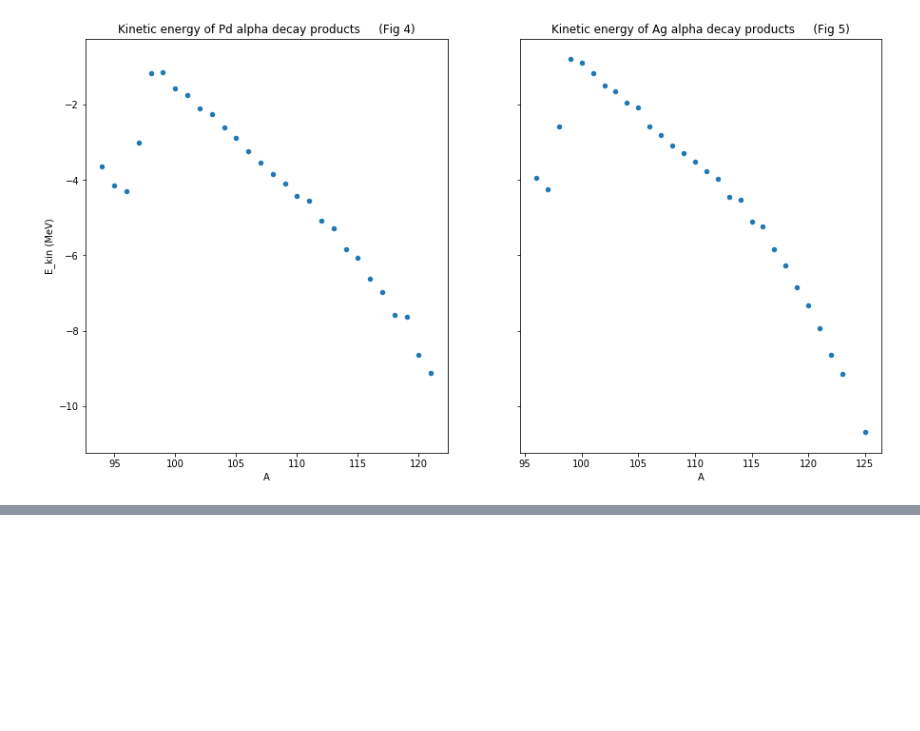
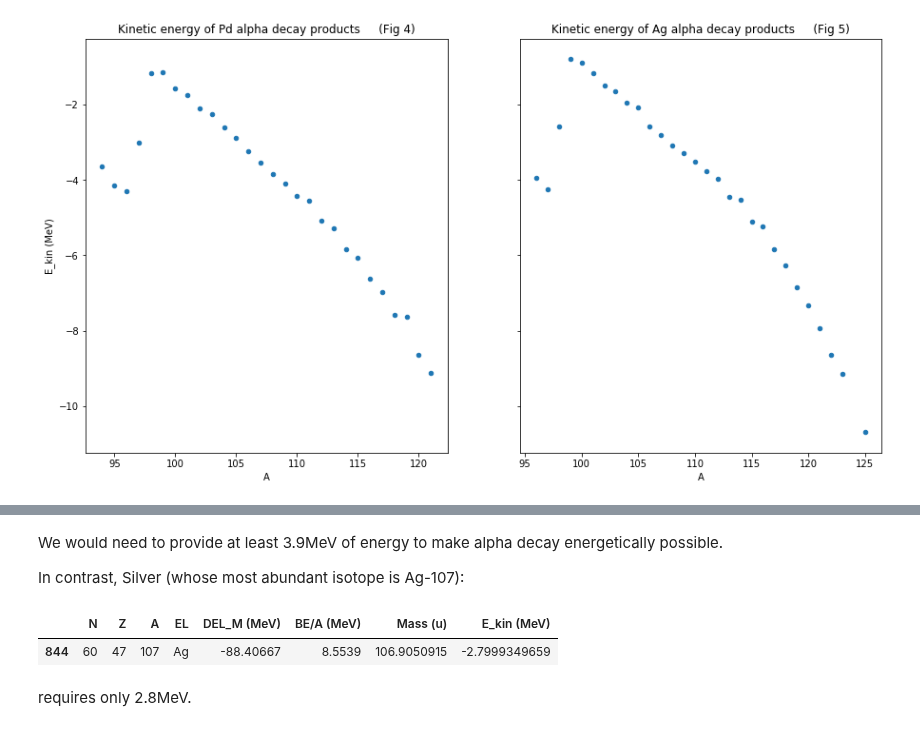
Before and after one commit to project-ida/nuclear-reactions, a Jupyter notebook: nuclear-energetics.ipynb, the cells around one changed output, grey strips where cells are left out. Cells and saved outputs as stored; diff of their text form; code cells hidden in the pictures; blank space fills up the shorter version.

```diff
--- a/nuclear-energetics.ipynb
+++ b/nuclear-energetics.ipynb
@@ -420,0 +437,11 @@ parents_alpha_decay.query("EL=='Ag'").plot.scatter(x="A", y="E_kin (MeV)",ax=axe
+# %% [markdown]
+We would need to provide at least 3.9MeV of energy to make alpha decay energetically possible.
+
+In contrast, Silver (whose most abundant isotope is Ag-107):
+# %%
+parents_alpha_decay.query("EL=='Ag' & A==107")
+# %% [output]
+|  | N | Z | A | EL | DEL_M (MeV) | BE/A (MeV) | Mass (u) | E_kin (MeV) |
+| 844 | 60 | 47 | 107 | Ag | -88.40667 | 8.5539 | 106.9050915 | -2.7999349659 |
+# %% [markdown]
+requires only 2.8MeV.
```
Also changed, not shown: parts of 10 cells of this notebook, 1 other file.
